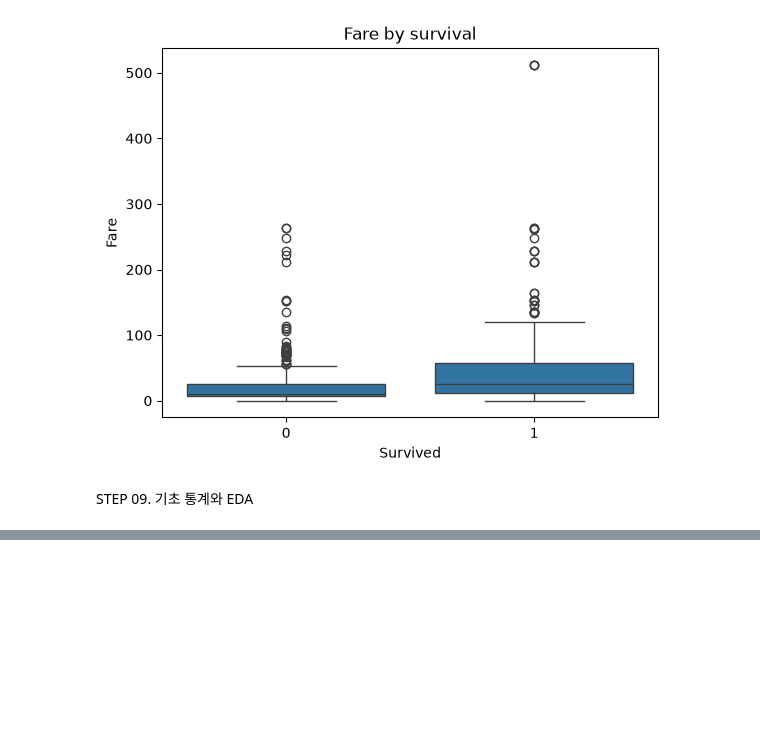
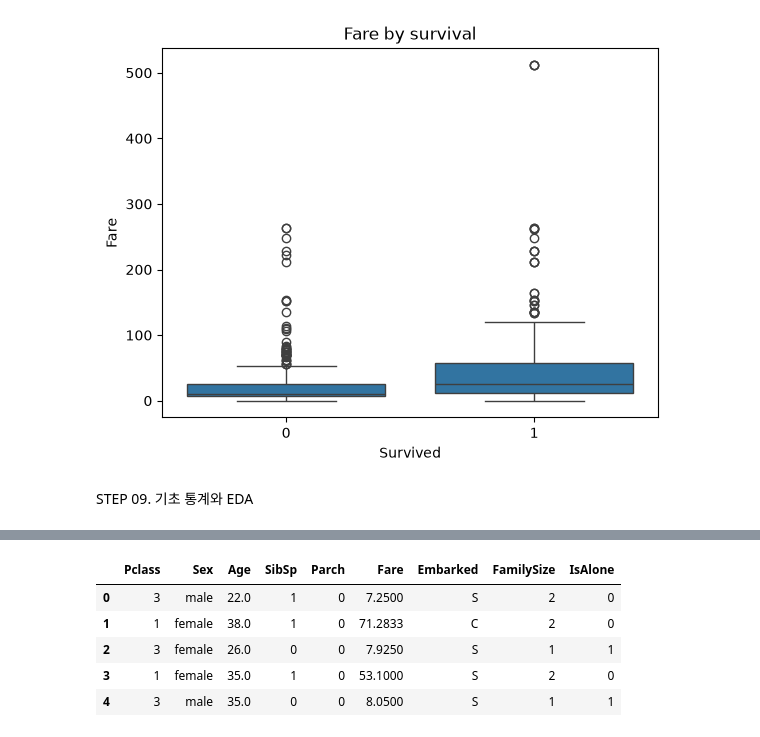
Before and after one commit to donghyunwoo1222/llm-data-analysis-course, a Jupyter notebook: notebooks/titanic_ai_analysis.ipynb, the cells around one changed output, grey strips where cells are left out. Saved outputs shown, nothing was run; the diff lists cells and outputs as text; code cells hidden in the pictures; blank space fills up the shorter version.

```diff
--- a/notebooks/titanic_ai_analysis.ipynb
+++ b/notebooks/titanic_ai_analysis.ipynb
@@ -434,0 +543,9 @@ STEP 09. 기초 통계와 EDA
+# %%
+
+feature_demo = df_work.copy()
+
+feature_demo["FamilySize"] = feature_demo["SibSp"] + feature_demo["Parch"] + 1
+
+feature_demo["IsAlone"] = (feature_demo["FamilySize"] == 1).astype(int)
+
+display(feature_demo[["SibSp", "Parch", "FamilySize", "IsAlone", "Survived"]].head())
@@ -434,0 +559,20 @@ STEP 09. 기초 통계와 EDA
+# %%
+model_source = feature_demo.copy()
+
+# 가족 수 = 본인 + 형제/배우자 + 부모/자녀
+model_source["FamilySize"] = (
+    model_source["SibSp"]
+    + model_source["Parch"]
+    + 1
+)
+
+# 혼자 탑승 여부
+model_source["IsAlone"] = (
+    model_source["FamilySize"] == 1
+).astype(int)
+
+display(
+    model_source[
+        ["SibSp", "Parch", "FamilySize", "IsAlone"]
+    ].head()
+)
@@ -434,0 +586,22 @@ STEP 09. 기초 통계와 EDA
+# %%
+# 모델에 사용할 Feature
+feature_columns = [
+    "Pclass",
+    "Sex",
+    "Age",
+    "SibSp",
+    "Parch",
+    "Fare",
+    "Embarked",
+    "FamilySize",
+    "IsAlone",
+]
+
+model_source[feature_columns].head()
+# %% [output]
+|  | Pclass | Sex | Age | SibSp | Parch | Fare | Embarked | FamilySize | IsAlone |
+| 0 | 3 | male | 22.0 | 1 | 0 | 7.2500 | S | 2 | 0 |
+| 1 | 1 | female | 38.0 | 1 | 0 | 71.2833 | C | 2 | 0 |
+| 2 | 3 | female | 26.0 | 0 | 0 | 7.9250 | S | 1 | 1 |
+| 3 | 1 | female | 35.0 | 1 | 0 | 53.1000 | S | 2 | 0 |
+| 4 | 3 | male | 35.0 | 0 | 0 | 8.0500 | S | 1 | 1 |
```
Also changed, not shown: parts of 16 cells of this notebook, 22 other files.
